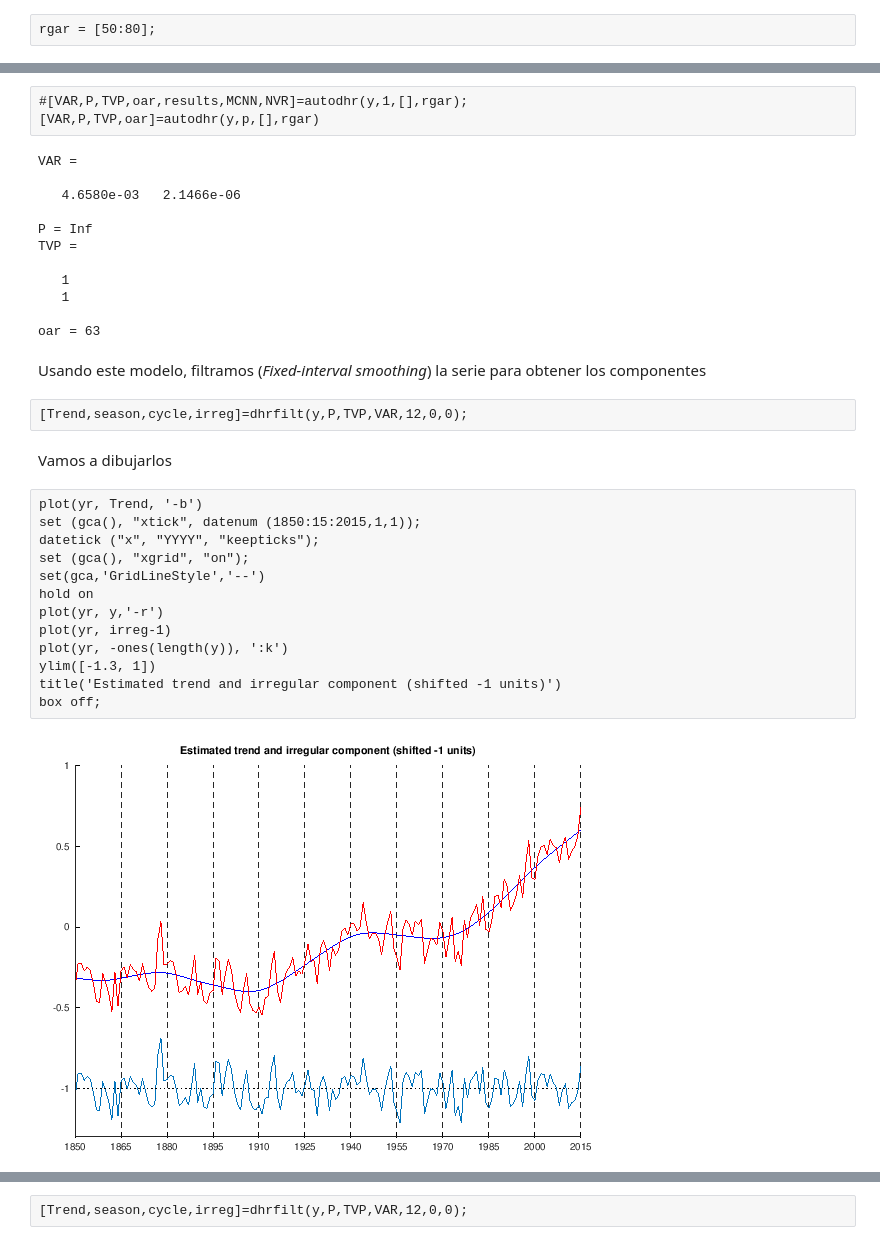
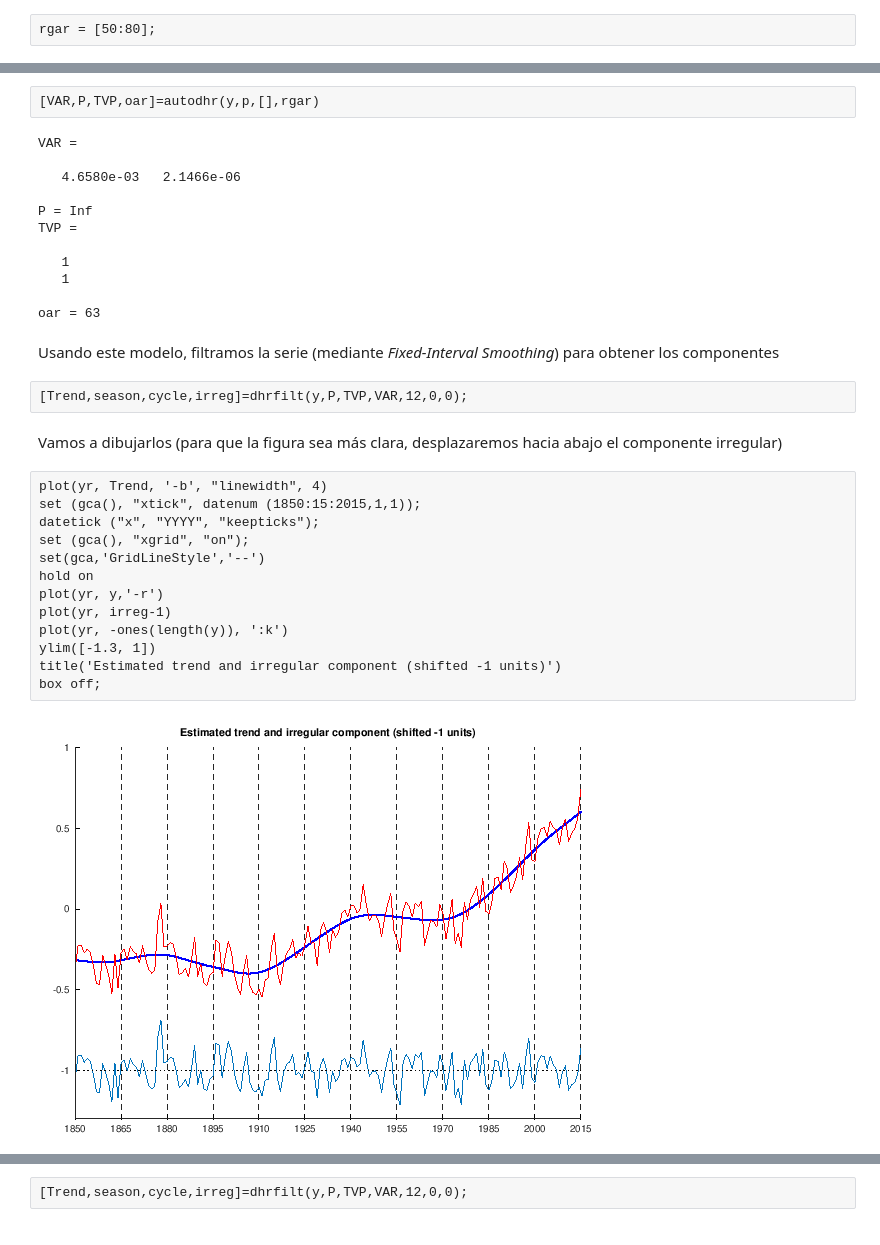
Before and after one commit to mbujosab/PracticasLDHR, a Jupyter notebook: GlobalAnnualTemperatureAnomalies1850-2015.ipynb, the cells around one changed output, grey strips where cells are left out. Cells and saved outputs as stored; diff of their text form.

```diff
--- a/GlobalAnnualTemperatureAnomalies1850-2015.ipynb
+++ b/GlobalAnnualTemperatureAnomalies1850-2015.ipynb
@@ -79,5 +78,4 @@ Si no indicamos un modelo a priori y la periodicidad de los datos es anual `(p=1
 # %%
-#[VAR,P,TVP,oar,results,MCNN,NVR]=autodhr(y,1,[],rgar);
 [VAR,P,TVP,oar]=autodhr(y,p,[],rgar)
 # %% [output]
 VAR =
@@ -92,24 +90,24 @@ TVP =
 
 oar = 63
 # %% [markdown]
-Usando este modelo, filtramos (_Fixed-interval smoothing_) la serie para obtener los componentes
+Usando este modelo, filtramos la serie (mediante _Fixed-Interval Smoothing_) para obtener los componentes
 # %%
 [Trend,season,cycle,irreg]=dhrfilt(y,P,TVP,VAR,12,0,0);
-# %% [markdown]
-Vamos a dibujarlos
+# %% [markdown]
+Vamos a dibujarlos (para que la figura sea más clara, desplazaremos hacia abajo el componente irregular)
 # %%
-plot(yr, Trend, '-b')
+plot(yr, Trend, '-b', "linewidth", 4)
 set (gca(), "xtick", datenum (1850:15:2015,1,1));
 datetick ("x", "YYYY", "keepticks");
 set (gca(), "xgrid", "on");
 set(gca,'GridLineStyle','--')
 hold on
 plot(yr, y,'-r')
 plot(yr, irreg-1)
 plot(yr, -ones(length(y)), ':k')
 ylim([-1.3, 1])
 title('Estimated trend and irregular component (shifted -1 units)')
 box off;
 # %% [output]
-[figure, old version]
+[figure, new version]
 # %% [markdown]
```
Also changed, not shown: parts of 19 cells of this notebook.
